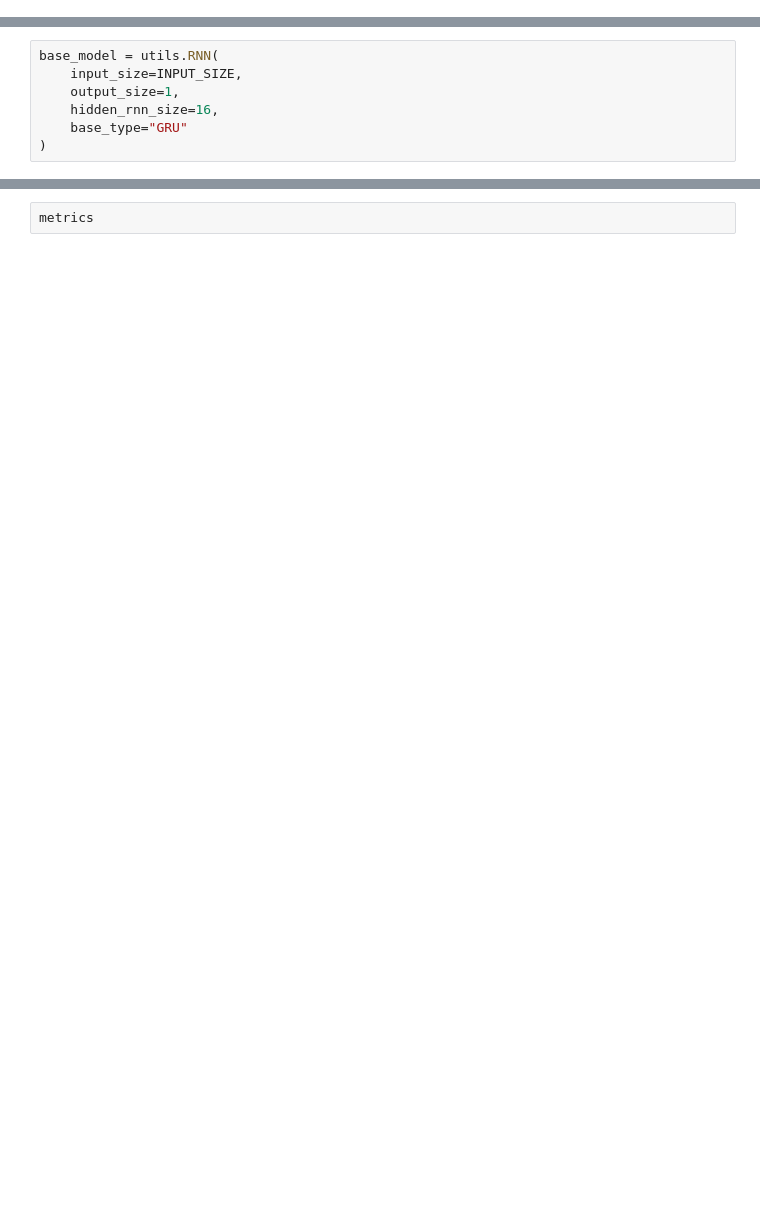
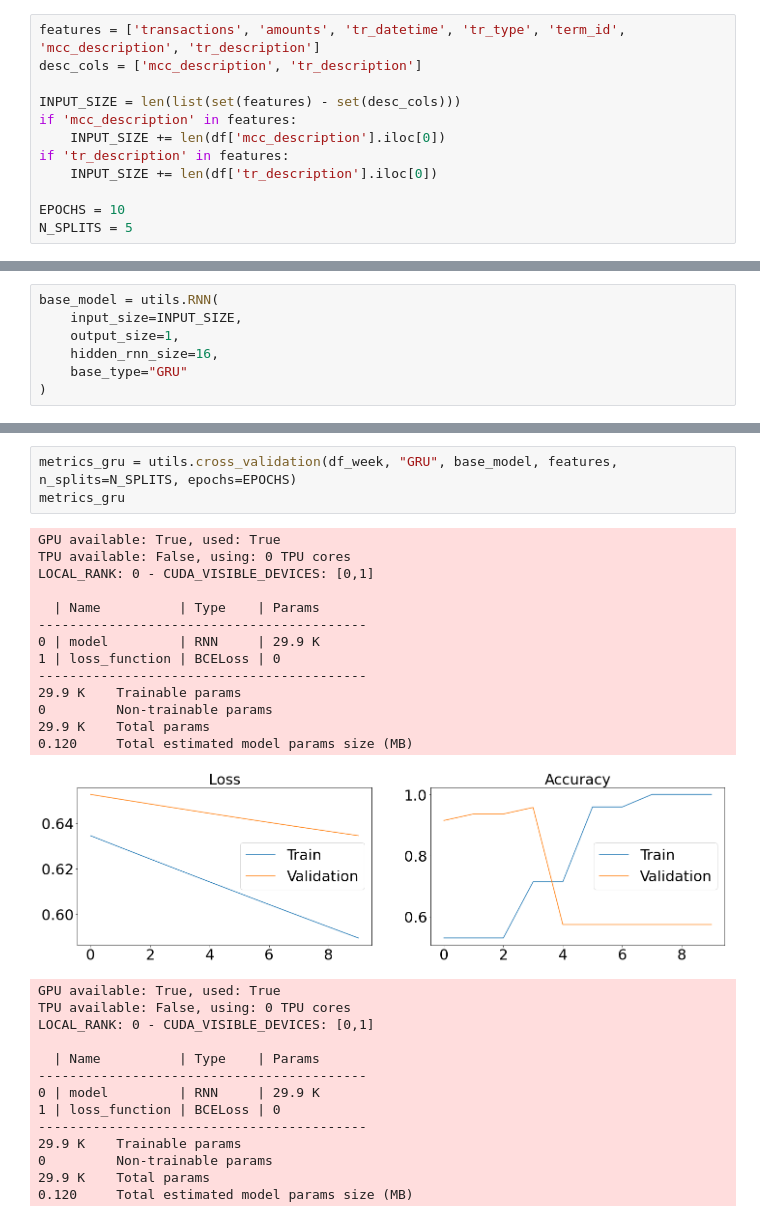
Before and after one commit to E-Kovtun/transformers_for_financial_data, a Jupyter notebook: experiments/BASELINE_lightning.ipynb, the cells around one changed output, grey strips where cells are left out. Drawn from its saved outputs; the diff is of its cells as text; blank space fills up the shorter version.

```diff
--- a/experiments/BASELINE_lightning.ipynb
+++ b/experiments/BASELINE_lightning.ipynb
@@ -100,0 +84,12 @@ EPOCHS = 10
+# %%
+features = ['transactions', 'amounts', 'tr_datetime', 'tr_type', 'term_id', 'mcc_description', 'tr_description']
+desc_cols = ['mcc_description', 'tr_description']
+
+INPUT_SIZE = len(list(set(features) - set(desc_cols)))
+if 'mcc_description' in features:
+    INPUT_SIZE += len(df['mcc_description'].iloc[0])
+if 'tr_description' in features:
+    INPUT_SIZE += len(df['tr_description'].iloc[0])
+
+EPOCHS = 10
+N_SPLITS = 5
@@ -184,2 +109,31 @@ LOCAL_RANK: 0 - CUDA_VISIBLE_DEVICES: [0,1]
-# %%
-metrics
+# %%
+metrics_gru = utils.cross_validation(df_week, "GRU", base_model, features, n_splits=N_SPLITS, epochs=EPOCHS)
+metrics_gru
+# %% [output]
+GPU available: True, used: True
+TPU available: False, using: 0 TPU cores
+LOCAL_RANK: 0 - CUDA_VISIBLE_DEVICES: [0,1]
+
+  | Name          | Type    | Params
+------------------------------------------
+0 | model         | RNN     | 29.9 K
+1 | loss_function | BCELoss | 0
+------------------------------------------
+29.9 K    Trainable params
+0         Non-trainable params
+29.9 K    Total params
+0.120     Total estimated model params size (MB)
+[figure, added]
+GPU available: True, used: True
+TPU available: False, using: 0 TPU cores
+LOCAL_RANK: 0 - CUDA_VISIBLE_DEVICES: [0,1]
+
+  | Name          | Type    | Params
+------------------------------------------
+0 | model         | RNN     | 29.9 K
+1 | loss_function | BCELoss | 0
+------------------------------------------
+29.9 K    Trainable params
+0         Non-trainable params
+29.9 K    Total params
+0.120     Total estimated model params size (MB)
```
Also changed, not shown: parts of 21 cells of this notebook, 37 other files.
